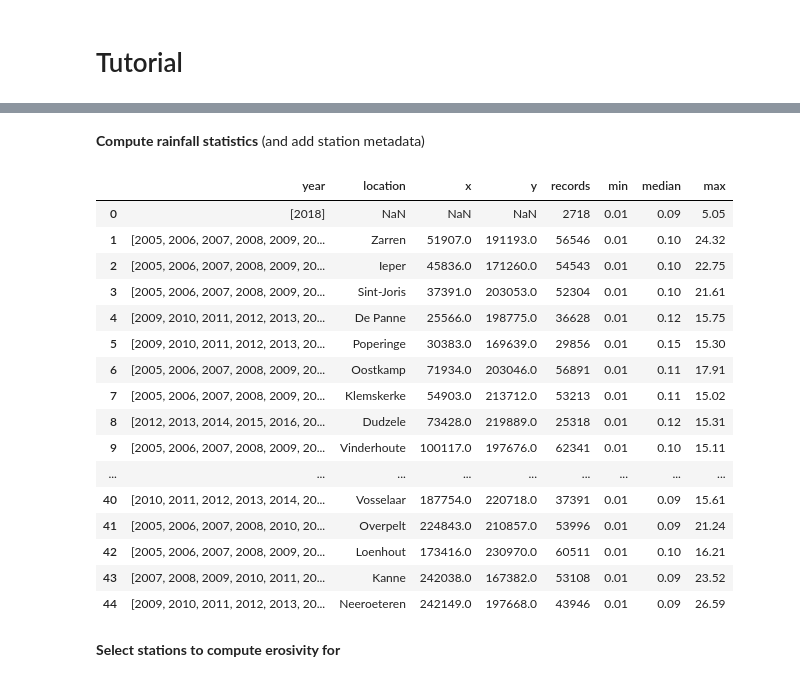
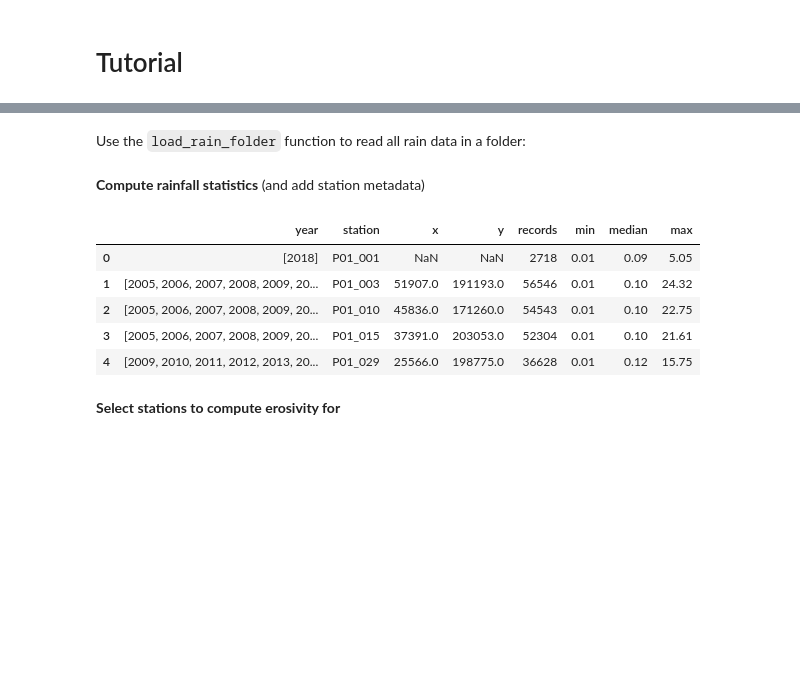
Before and after one commit to watem-sedem/rfactor, a Jupyter notebook: docs/notebooks/analysis_flanders.ipynb, the cells around one changed output, grey strips where cells are left out. Drawn from its saved outputs; the diff is of its cells as text; code cells hidden in the pictures; blank space fills up the shorter version.

```diff
--- a/docs/notebooks/analysis_flanders.ipynb
+++ b/docs/notebooks/analysis_flanders.ipynb
@@ -60,28 +63,21 @@ Note: the files in `tests/data/test_rainfalldata` are an incomplete data set for
+# %% [markdown]
+Use the `load_rain_folder` function to read all rain data in a folder:
 # %%
 all_rainfall = load_rain_folder(fmap_rainfall)
 # %% [markdown]
 **Compute rainfall statistics** (and add station metadata)
 # %%
-stations=pd.read_csv("data/belgium/stations.csv")
-compute_rainfall_statistics(all_rainfall,stations)
+stations = pd.read_csv("data/belgium/stations.csv")
+
+rain_stats = compute_rainfall_statistics(all_rainfall, stations)
+rain_stats.head()
 # %% [output]
-|  | year | location | x | y | records | min | median | max |
-| 0 | [2018] | NaN | NaN | NaN | 2718 | 0.01 | 0.09 | 5.05 |
-| 1 | [2005, 2006, 2007, 2008, 2009, 20... | Zarren | 51907.0 | 191193.0 | 56546 | 0.01 | 0.10 | 24.32 |
-| 2 | [2005, 2006, 2007, 2008, 2009, 20... | Ieper | 45836.0 | 171260.0 | 54543 | 0.01 | 0.10 | 22.75 |
-| 3 | [2005, 2006, 2007, 2008, 2009, 20... | Sint-Joris | 37391.0 | 203053.0 | 52304 | 0.01 | 0.10 | 21.61 |
-| 4 | [2009, 2010, 2011, 2012, 2013, 20... | De Panne | 25566.0 | 198775.0 | 36628 | 0.01 | 0.12 | 15.75 |
-| 5 | [2009, 2010, 2011, 2012, 2013, 20... | Poperinge | 30383.0 | 169639.0 | 29856 | 0.01 | 0.15 | 15.30 |
-| 6 | [2005, 2006, 2007, 2008, 2009, 20... | Oostkamp | 71934.0 | 203046.0 | 56891 | 0.01 | 0.11 | 17.91 |
-| 7 | [2005, 2006, 2007, 2008, 2009, 20... | Klemskerke | 54903.0 | 213712.0 | 53213 | 0.01 | 0.11 | 15.02 |
-| 8 | [2012, 2013, 2014, 2015, 2016, 20... | Dudzele | 73428.0 | 219889.0 | 25318 | 0.01 | 0.12 | 15.31 |
-| 9 | [2005, 2006, 2007, 2008, 2009, 20... | Vinderhoute | 100117.0 | 197676.0 | 62341 | 0.01 | 0.10 | 15.11 |
-| ... | ... | ... | ... | ... | ... | ... | ... | ... |
-| 40 | [2010, 2011, 2012, 2013, 2014, 20... | Vosselaar | 187754.0 | 220718.0 | 37391 | 0.01 | 0.09 | 15.61 |
-| 41 | [2005, 2006, 2007, 2008, 2010, 20... | Overpelt | 224843.0 | 210857.0 | 53996 | 0.01 | 0.09 | 21.24 |
-| 42 | [2005, 2006, 2007, 2008, 2009, 20... | Loenhout | 173416.0 | 230970.0 | 60511 | 0.01 | 0.10 | 16.21 |
-| 43 | [2007, 2008, 2009, 2010, 2011, 20... | Kanne | 242038.0 | 167382.0 | 53108 | 0.01 | 0.09 | 23.52 |
-| 44 | [2009, 2010, 2011, 2012, 2013, 20... | Neeroeteren | 242149.0 | 197668.0 | 43946 | 0.01 | 0.09 | 26.59 |
+|  | year | station | x | y | records | min | median | max |
+| 0 | [2018] | P01_001 | NaN | NaN | 2718 | 0.01 | 0.09 | 5.05 |
+| 1 | [2005, 2006, 2007, 2008, 2009, 20... | P01_003 | 51907.0 | 191193.0 | 56546 | 0.01 | 0.10 | 24.32 |
+| 2 | [2005, 2006, 2007, 2008, 2009, 20... | P01_010 | 45836.0 | 171260.0 | 54543 | 0.01 | 0.10 | 22.75 |
+| 3 | [2005, 2006, 2007, 2008, 2009, 20... | P01_015 | 37391.0 | 203053.0 | 52304 | 0.01 | 0.10 | 21.61 |
+| 4 | [2009, 2010, 2011, 2012, 2013, 20... | P01_029 | 25566.0 | 198775.0 | 36628 | 0.01 | 0.12 | 15.75 |
 # %% [markdown]
 **Select stations to compute erosivity for**
 # %%
```
Also changed, not shown: parts of 37 cells of this notebook.
